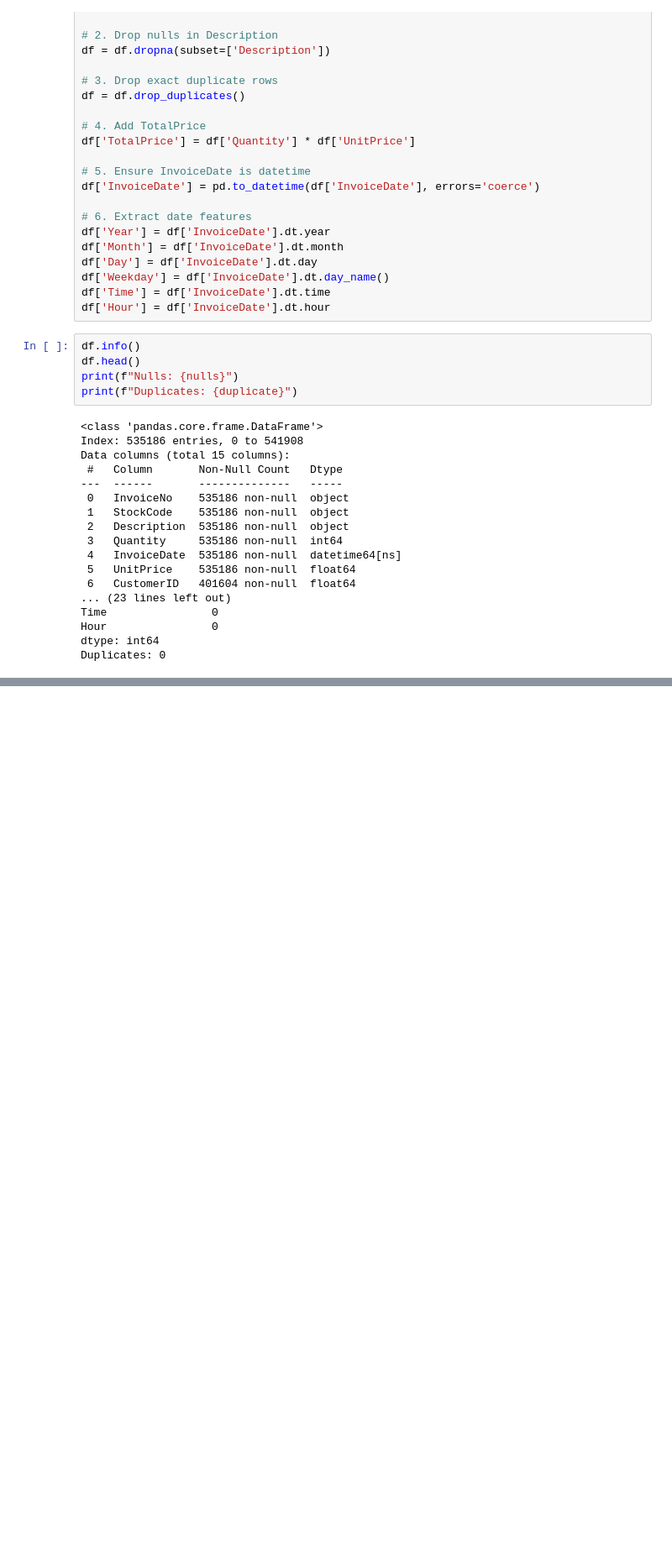
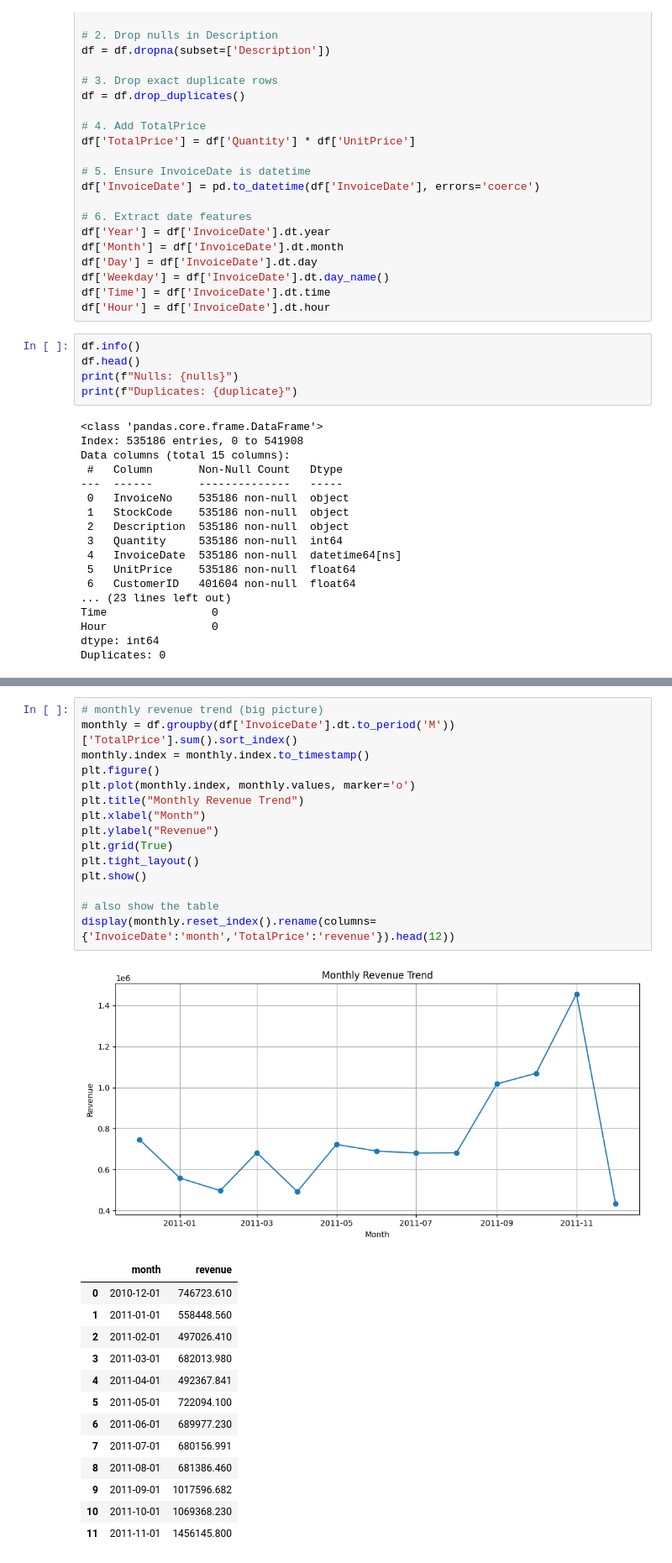
Before and after one commit to moodv/data-analytics-portfolio, a Jupyter notebook: Project2-online-retail/notebooks/EDA.ipynb, the cells around one changed output, grey strips where cells are left out. Shown at 84% size. Saved outputs shown, nothing was run; the diff lists cells and outputs as text; blank space fills up the shorter version.

```diff
--- a/Project2-online-retail/notebooks/EDA.ipynb
+++ b/Project2-online-retail/notebooks/EDA.ipynb
@@ -96,0 +195,30 @@ Duplicates: 0
+# %%
+# monthly revenue trend (big picture)
+monthly = df.groupby(df['InvoiceDate'].dt.to_period('M'))['TotalPrice'].sum().sort_index()
+monthly.index = monthly.index.to_timestamp()
+plt.figure()
+plt.plot(monthly.index, monthly.values, marker='o')
+plt.title("Monthly Revenue Trend")
+plt.xlabel("Month")
+plt.ylabel("Revenue")
+plt.grid(True)
+plt.tight_layout()
+plt.show()
+
+# also show the table
+display(monthly.reset_index().rename(columns={'InvoiceDate':'month','TotalPrice':'revenue'}).head(12))
+# %% [output]
+[figure, added]
+|  | month | revenue |
+| 0 | 2010-12-01 | 746723.610 |
+| 1 | 2011-01-01 | 558448.560 |
+| 2 | 2011-02-01 | 497026.410 |
+| 3 | 2011-03-01 | 682013.980 |
+| 4 | 2011-04-01 | 492367.841 |
+| 5 | 2011-05-01 | 722094.100 |
+| 6 | 2011-06-01 | 689977.230 |
+| 7 | 2011-07-01 | 680156.991 |
+| 8 | 2011-08-01 | 681386.460 |
+| 9 | 2011-09-01 | 1017596.682 |
+| 10 | 2011-10-01 | 1069368.230 |
+| 11 | 2011-11-01 | 1456145.800 |
```
Also changed, not shown: parts of 16 cells of this notebook.
